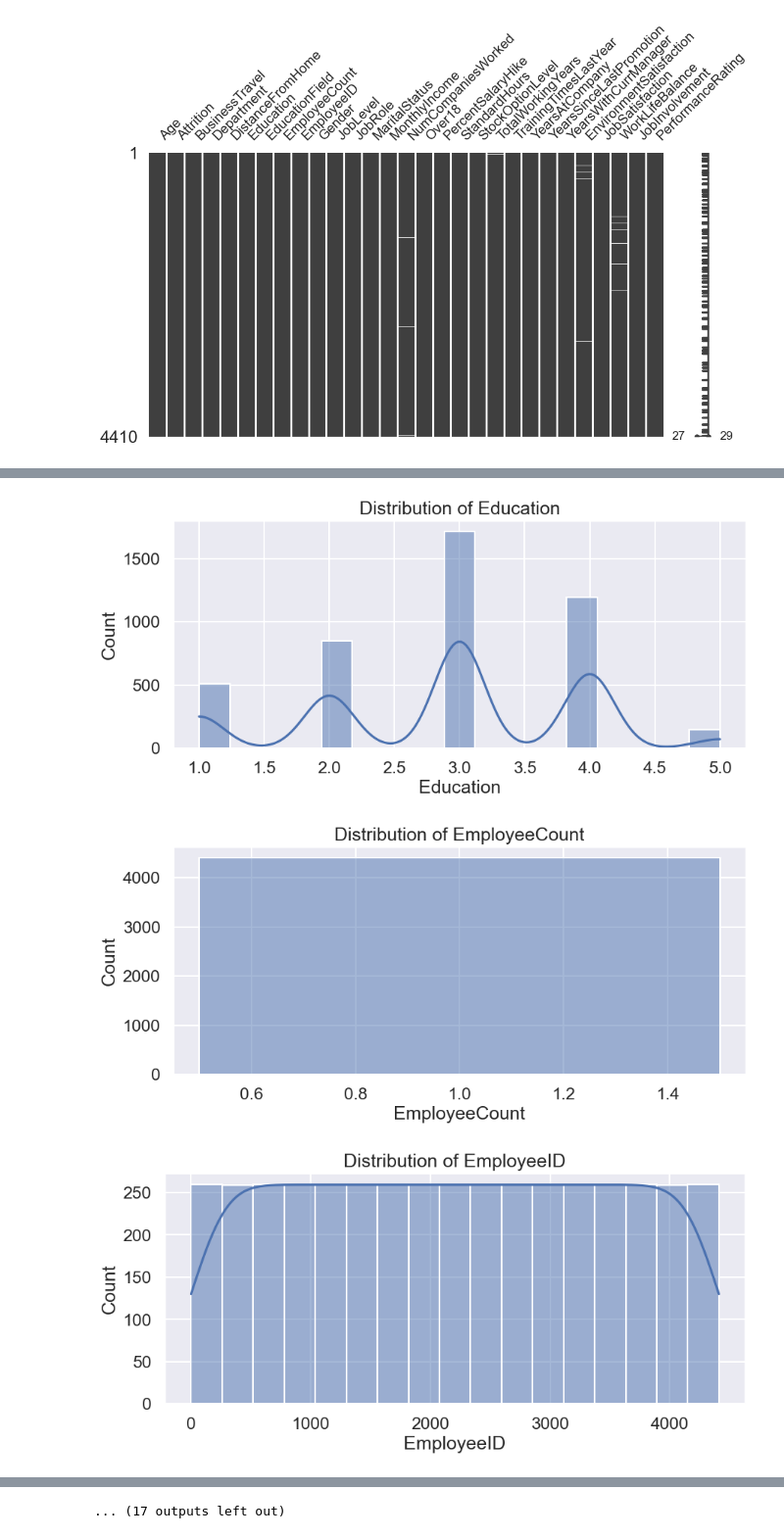
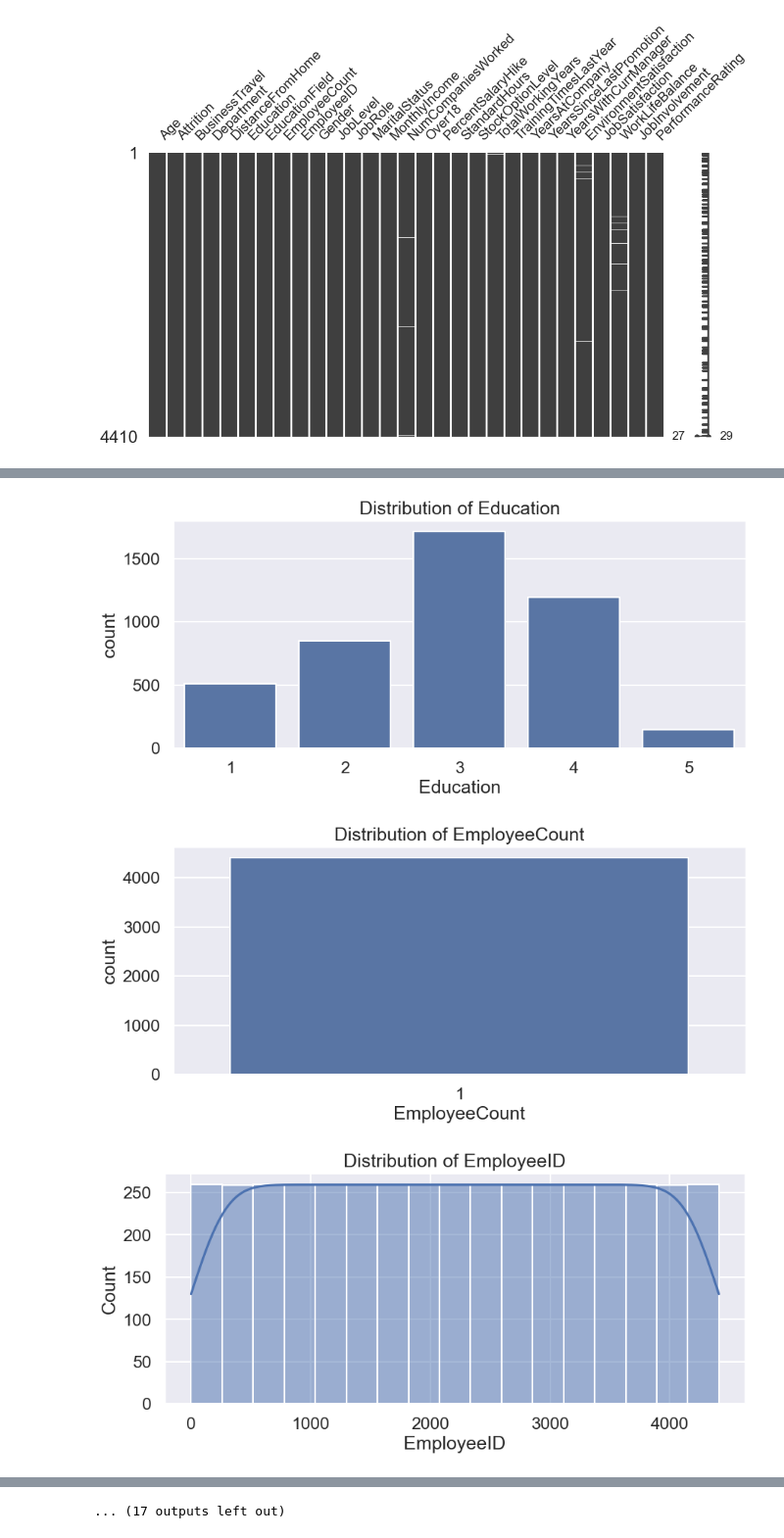
Before and after one commit to Raikuji/Cesi_Machine_Learning, a Jupyter notebook: projet_ia.ipynb, the cells around one changed output, grey strips where cells are left out. Shown at 98% size. Cells and saved outputs as stored; diff of their text form; code cells hidden in the pictures.

Commit message:
Change the plot when cardinality < 10

```diff
--- a/projet_ia.ipynb
+++ b/projet_ia.ipynb
@@ -83,21 +83,24 @@ dtype: int64
 # %%
 # Univariate analysis for numerical features
 for column in numerical_columns:
     plt.figure(figsize=(10, 4))
-    sns.histplot(employee_data[column], kde=True)
+    if(employee_data[column].nunique() < 10):
+        sns.countplot(x=employee_data[column])
+    else:
+        sns.histplot(employee_data[column], kde=True)
     plt.title(f'Distribution of {column}')
     plt.show()
 
 # Univariate analysis for categorical features
 for column in categorical_columns:
     plt.figure(figsize=(10, 4))
     sns.countplot(x=employee_data[column])
     plt.title(f'Distribution of {column}')
     plt.xticks(rotation=45)
     plt.show()
 # %% [output]
 [figure]
 [figure]
-[figure, old version]
+[figure, new version]
-[figure, old version]
+[figure, new version]
 [figure]
```
Also changed, not shown: parts of 1 cell of this notebook.
